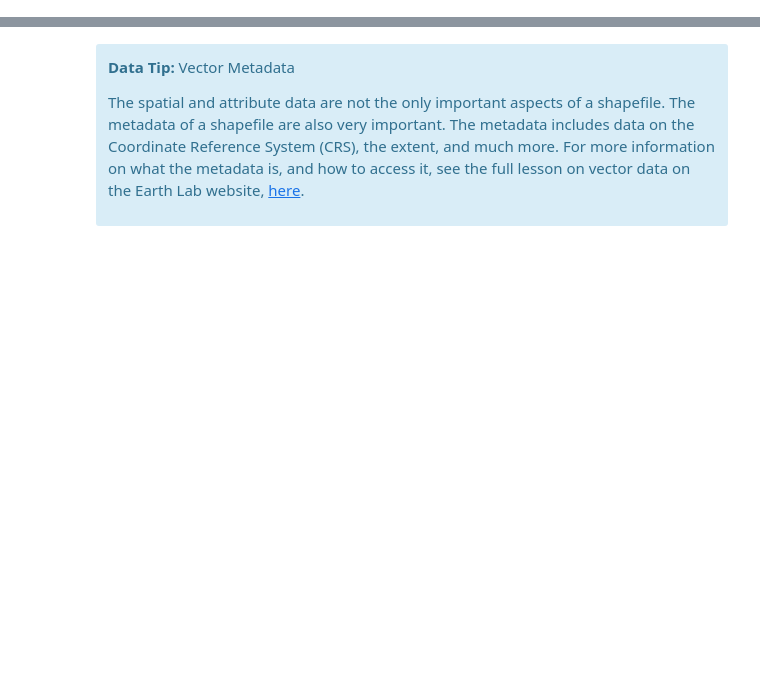
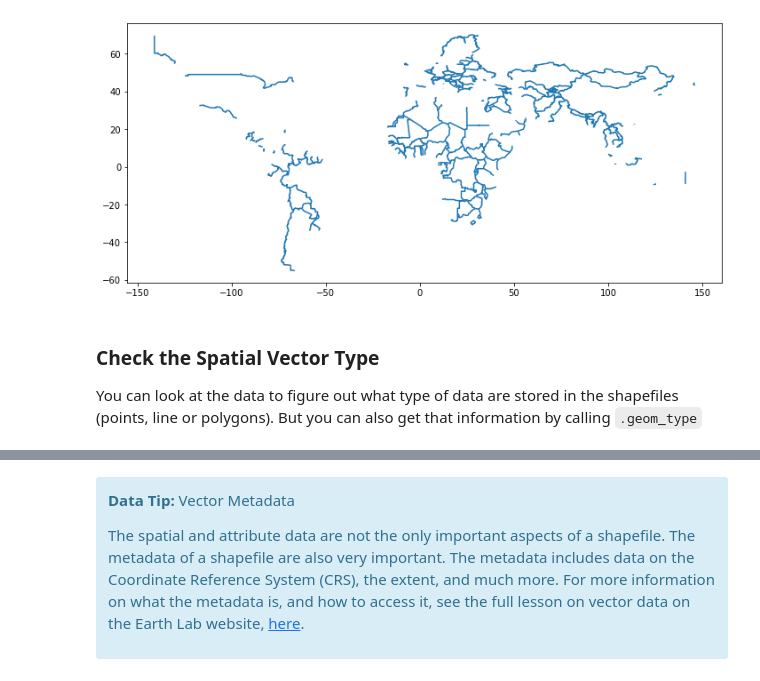
Before and after one commit to earthlab/edsc-summer-2020, a Jupyter notebook: data-types/02-intro-vector-data.ipynb, the cells around one changed output, grey strips where cells are left out. Drawn from its saved outputs; the diff is of its cells as text; code cells hidden in the pictures; blank space fills up the shorter version.

Commit message:
vector lesson edits - WIP

```diff
--- a/data-types/02-intro-vector-data.ipynb
+++ b/data-types/02-intro-vector-data.ipynb
@@ -179,0 +137,10 @@ Length: 255, dtype: object
+# %%
+# Create the path to the data
+bounday_lines_path = os.path.join("data", "earthpy-downloads",
+                                  "ne_50m_admin_0_boundary_lines_land",
+                                  "ne_50m_admin_0_boundary_lines_land.shp")
+
+# Open shapefile using geopandas
+boundary_lines = gpd.read_file(bounday_lines_path)
+# View first 5 lines of the data
+boundary_lines.head()
@@ -179,0 +164,12 @@ Length: 255, dtype: object
+# %%
+# Plot the data
+f, ax = plt.subplots(figsize=(12,6))
+boundary_lines.plot(ax=ax)
+plt.show()
+# %% [output]
+[figure, added]
+# %% [markdown]
+### Check the Spatial Vector Type
+You can look at the data to figure out what type of data are stored in the
+shapefiles (points, line or polygons). But you can also get that information
+by calling `.geom_type`
```
Also changed, not shown: parts of 43 cells of this notebook, 6 other files.
